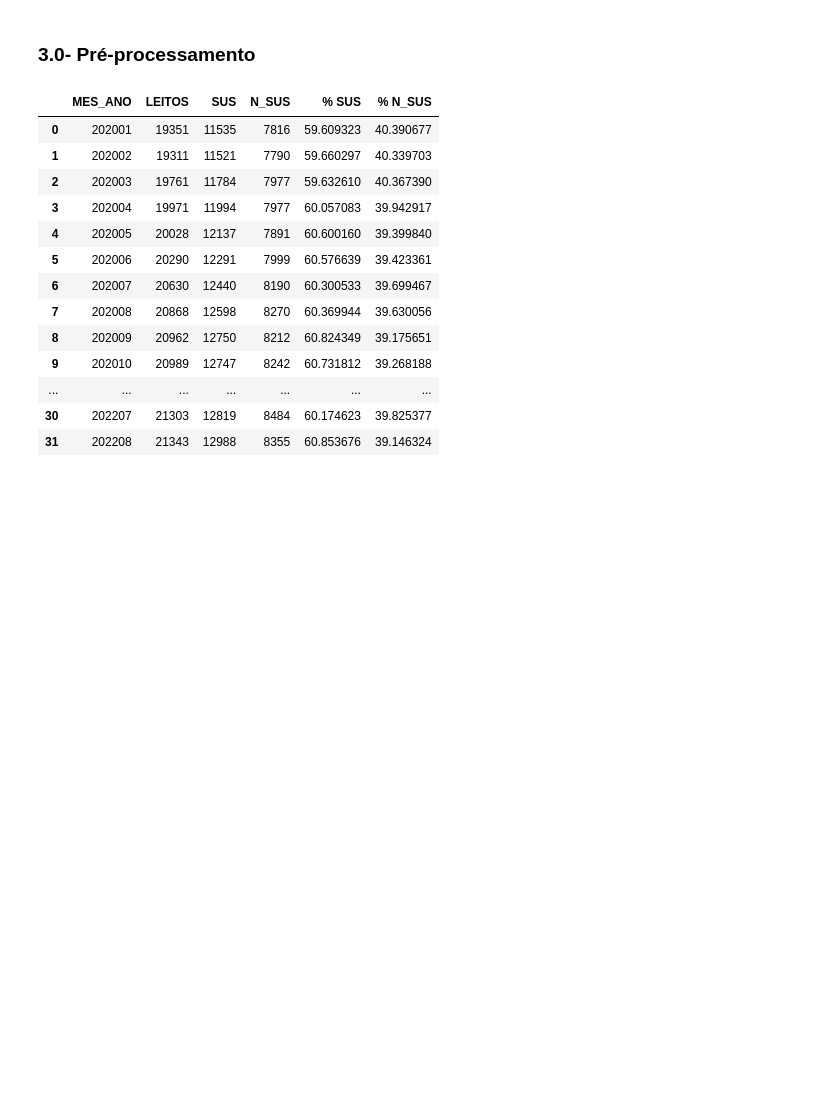
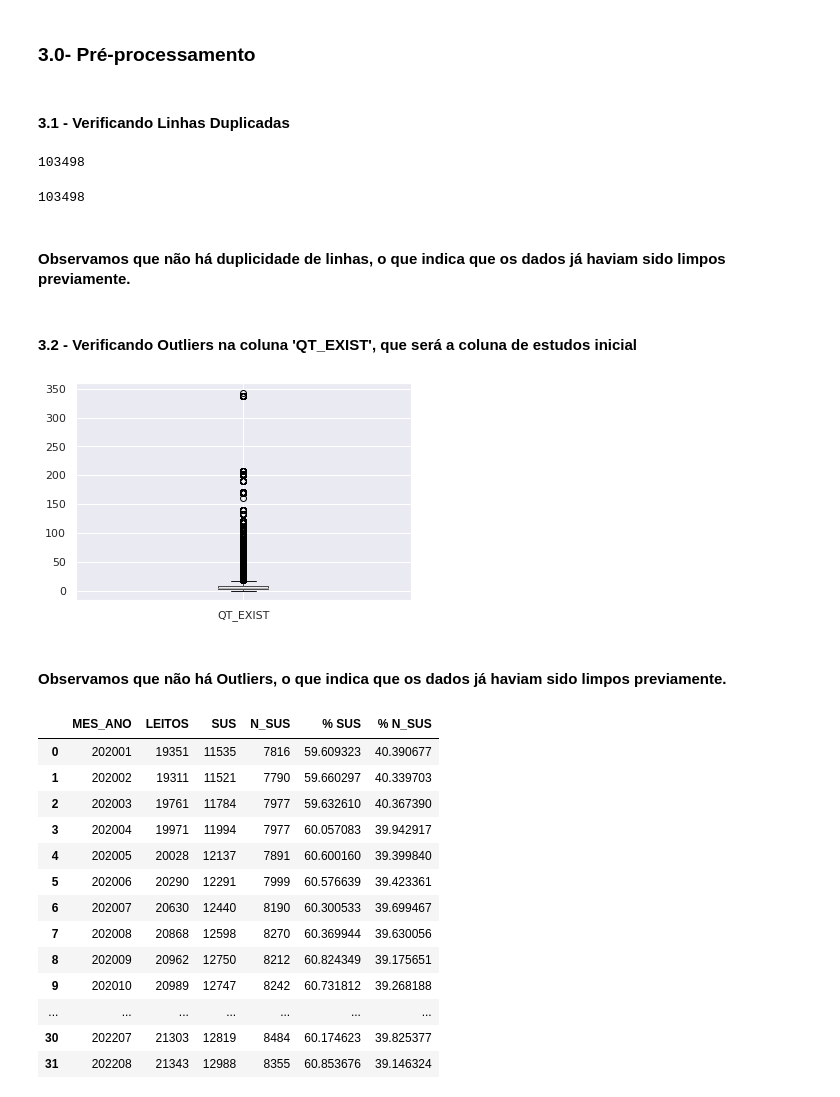
Before and after one commit to rafaelincao/Leitos-do-SUS-do-Estado-de-Goias-durante-a-Covid19, a Jupyter notebook: Análise de Dados SUS - Goiás - 2020 a 2022.ipynb, the cells around one changed output. Cells and saved outputs as stored; diff of their text form; code cells hidden in the pictures; blank space fills up the shorter version.

Commit message:
Add comentários sobre outliers e valores dupli

```diff
--- a/Análise de Dados SUS - Goiás - 2020 a 2022.ipynb
+++ b/Análise de Dados SUS - Goiás - 2020 a 2022.ipynb
@@ -25,6 +25,28 @@ data_or.head()
 5 rows × 28 columns
 # %% [markdown]
 ### 3.0- Pré-processamento
+# %% [markdown]
+#### 3.1 - Verificando Linhas Duplicadas
+# %%
+len(data_or) # Checando o número de linhas antes de remover duplicidades
+# %% [output]
+103498
+# %%
+data_or.duplicated() # Checando se existem duplicidades
+data_or = data_or.drop_duplicates() # Removendo duplicidades
+len(data_or)# Checando número de linhas da nova versão
+# %% [output]
+103498
+# %% [markdown]
+#### Observamos que não há duplicidade de linhas, o que indica que os dados já haviam sido limpos previamente.
+# %% [markdown]
+#### 3.2 - Verificando Outliers na coluna 'QT_EXIST', que será a coluna de estudos inicial
+# %%
+data_or[['QT_EXIST']].boxplot();
+# %% [output]
+[figure, added]
+# %% [markdown]
+#### Observamos que não há Outliers, o que indica que os dados já haviam sido limpos previamente.
 # %%
 #ordenando pela Feature de interesse
 data_or.sort_values(by='COMPETEN')
```
